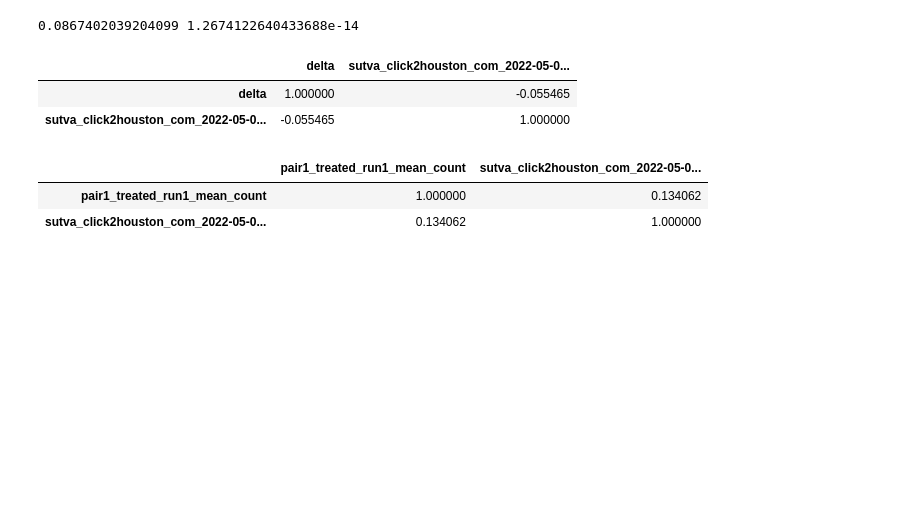
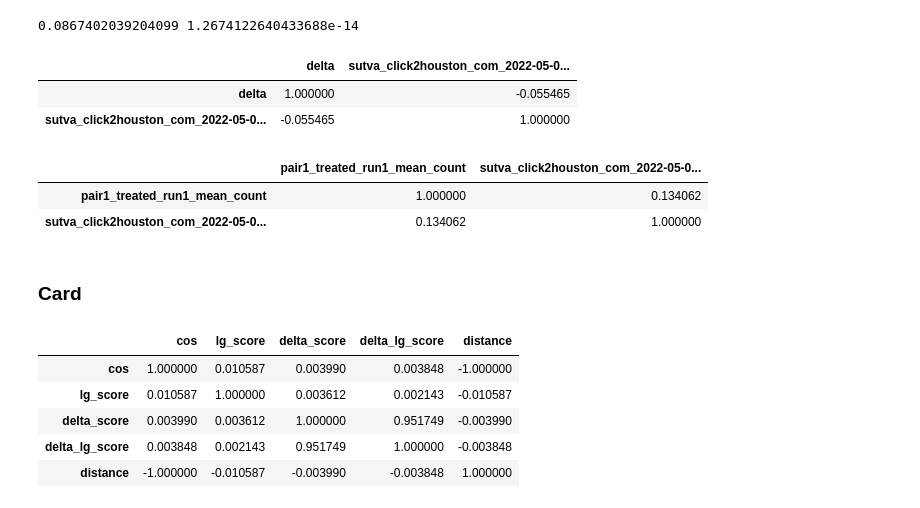
Before and after one commit to AbeHandler/mimir, a Jupyter notebook: sutvaeda.ipynb, the cells around one changed output. Drawn from its saved outputs; the diff is of its cells as text; code cells hidden in the pictures; blank space fills up the shorter version.

```diff
--- a/sutvaeda.ipynb
+++ b/sutvaeda.ipynb
@@ -136,3 +136,5 @@ pair1[["pair1_treated_run1_mean_count", "sutva_click2houston_com_2022-05-01_pair
 |  | pair1_treated_run1_mean_count | sutva_click2houston_com_2022-05-0... |
 | pair1_treated_run1_mean_count | 1.000000 | 0.134062 |
 | sutva_click2houston_com_2022-05-0... | 0.134062 | 1.000000 |
+# %% [markdown]
+### Card
@@ -138,0 +146,52 @@ pair1[["pair1_treated_run1_mean_count", "sutva_click2houston_com_2022-05-01_pair
+# %%
+import gzip
+import json
+
+fn = "data/interim/sutva/results/sutva_click2houston_com_2022-05-01_pair2_control_run4_in_sutva_click2houston_com_2022-05-01_pair2_control_run4_top100.jsonl.gz"
+
+vectors = []
+
+with gzip.open(fn, "rt") as f:
+    for line in f:
+        row = json.loads(line)
+        query_url = row["query_url"]
+        embed = row["query_embedding"]
+        vectors.append({"query_url": query_url, "embed": embed})
+        for neighbor in row["neighbors"]:
+            url = neighbor["url"]
+            embed = neighbor["embedding"]
+            vectors.append({"query_url": url, "embed": embed})
+
+vectors = pd.DataFrame(vectors)
+
+vectors = vectors[vectors["query_url"].apply(lambda x: x in df2score)].copy()
+
+vectors["score"] = vectors["query_url"].apply(lambda x: df2score[x])
+# %%
+from sklearn.metrics.pairwise import cosine_similarity
+import numpy as np
+
+data = []
+
+for _ in range(10000):
+    pair = vectors.sample(2)
+    v1 = np.array(pair.iloc[0]["embed"]).reshape(1, -1)
+    v2 = np.array(pair.iloc[1]["embed"]).reshape(1, -1)
+    cossim = cosine_similarity(v1, v2)[0, 0]
+    distance = 1 - cossim
+    lg_score = np.log(1e-10 + abs(pair.iloc[0]["score"] - pair.iloc[1]["score"]))
+    delta_lg_score = np.log(pair.iloc[0]["score"]) - np.log(pair.iloc[1]["score"])
+    delta_score = (pair.iloc[0]["score"]) - (pair.iloc[1]["score"])
+    data.append({"cos": cossim, "lg_score": lg_score,
+                 "delta_score": delta_score,
+                 "delta_lg_score": delta_lg_score, "distance": distance})
+
+data = pd.DataFrame(data)
+data.corr(method='kendall')
+# %% [output]
+|  | cos | lg_score | delta_score | delta_lg_score | distance |
+| cos | 1.000000 | 0.010587 | 0.003990 | 0.003848 | -1.000000 |
+| lg_score | 0.010587 | 1.000000 | 0.003612 | 0.002143 | -0.010587 |
+| delta_score | 0.003990 | 0.003612 | 1.000000 | 0.951749 | -0.003990 |
+| delta_lg_score | 0.003848 | 0.002143 | 0.951749 | 1.000000 | -0.003848 |
+| distance | -1.000000 | -0.010587 | -0.003990 | -0.003848 | 1.000000 |
```
Also changed, not shown: parts of 4 cells of this notebook.
